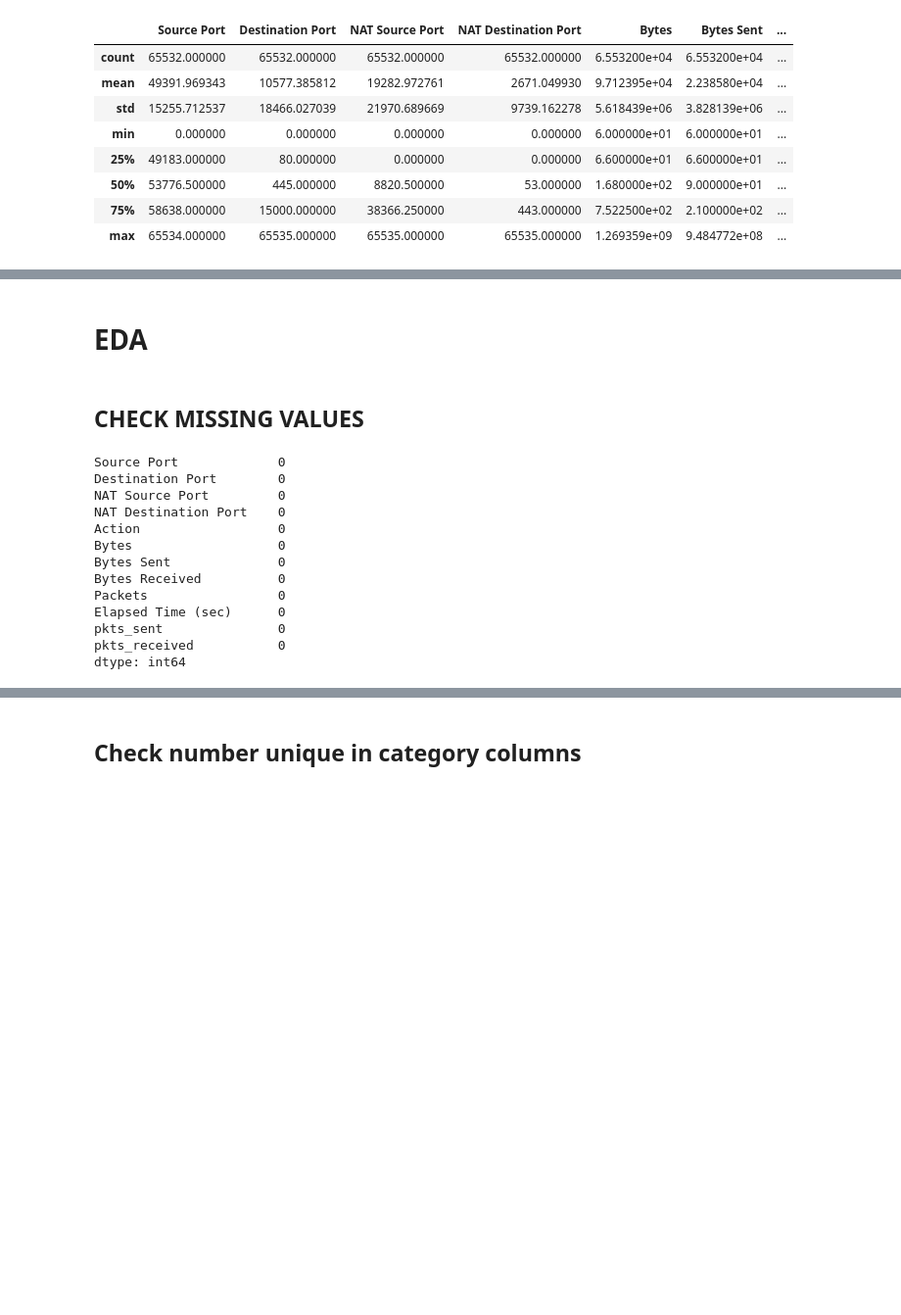
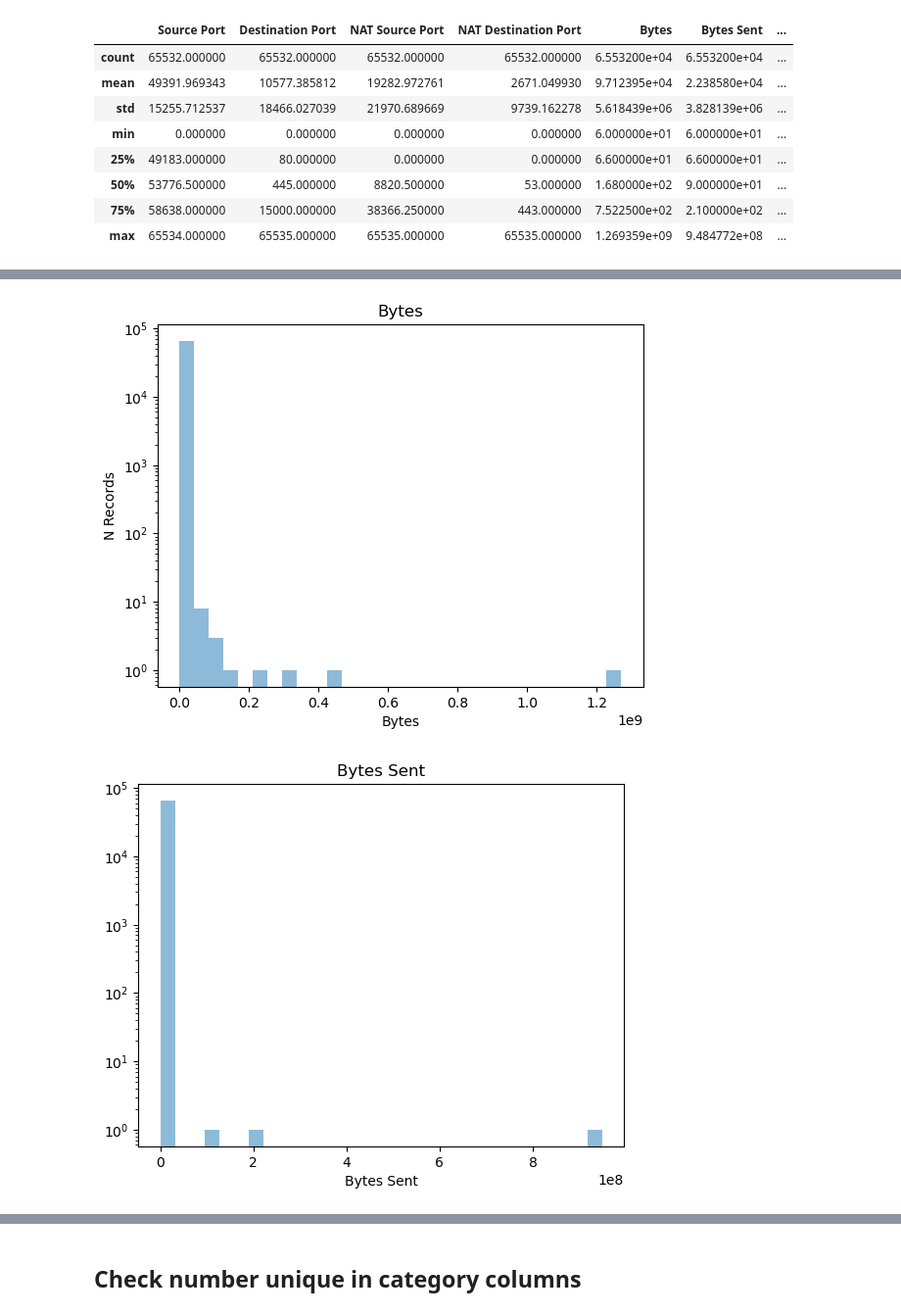
Before and after one commit to kimteespk/Firewall_log_classification, a Jupyter notebook: main.ipynb, the cells around one changed output, grey strips where cells are left out. Shown at 98% size. Saved outputs shown, nothing was run; the diff lists cells and outputs as text; code cells hidden in the pictures; blank space fills up the shorter version.

```diff
--- a/main.ipynb
+++ b/main.ipynb
@@ -76,5 +121,7 @@ df.describe()
 # %%
-lst_cat = ['Source Port', 'Destination Port', 'NAT Source Port', 'NAT Destination Port']
+# column ที่เป็น Category
+lst_cat = ['Source Port', 'Destination Port', 'NAT Source Port', 'NAT Destination Port', 'Action']
 lst_num =  [x for x in list(df.columns) if x not in lst_cat]
-print(lst_num)
+print('Cateorigal columns :', lst_cat)
+print('Numerical Column',lst_num)
 # %% [output]
@@ -82,20 +130,16 @@ print(lst_num)
-# %% [markdown]
-# EDA
-# %% [markdown]
-## CHECK MISSING VALUES
-# %%
-df.isna().sum()
-# %% [output]
-Source Port             0
-Destination Port        0
-NAT Source Port         0
-NAT Destination Port    0
-Action                  0
-Bytes                   0
-Bytes Sent              0
-Bytes Received          0
-Packets                 0
-Elapsed Time (sec)      0
-pkts_sent               0
-pkts_received           0
-dtype: int64
+# %%
+# logbins = np.logspace(np.log10(bins[0]),np.log10(bins[-1]),len(bins))
+# plt.title('Numerical Column Distribution')
+# plt.xlim(0.1)
+plt.ylabel('N Records',loc='center')
+for col in lst_num:
+    plt.title(col)
+    plt.yscale('log')
+    # plt.xscale('log')
+    plt.xlabel(col)
+    plt.hist(df[col], alpha=0.5, bins= 30 )
+
+    plt.show()
+# %% [output]
+[figure, added]
+[figure, added]
```
Also changed, not shown: parts of 35 cells of this notebook.
